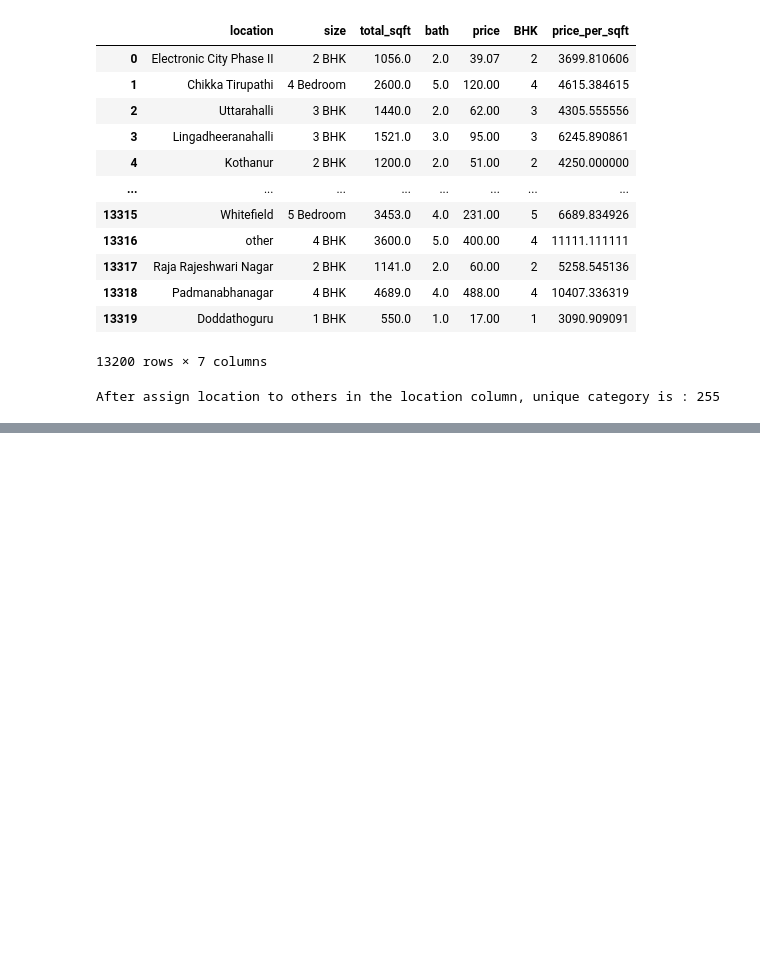
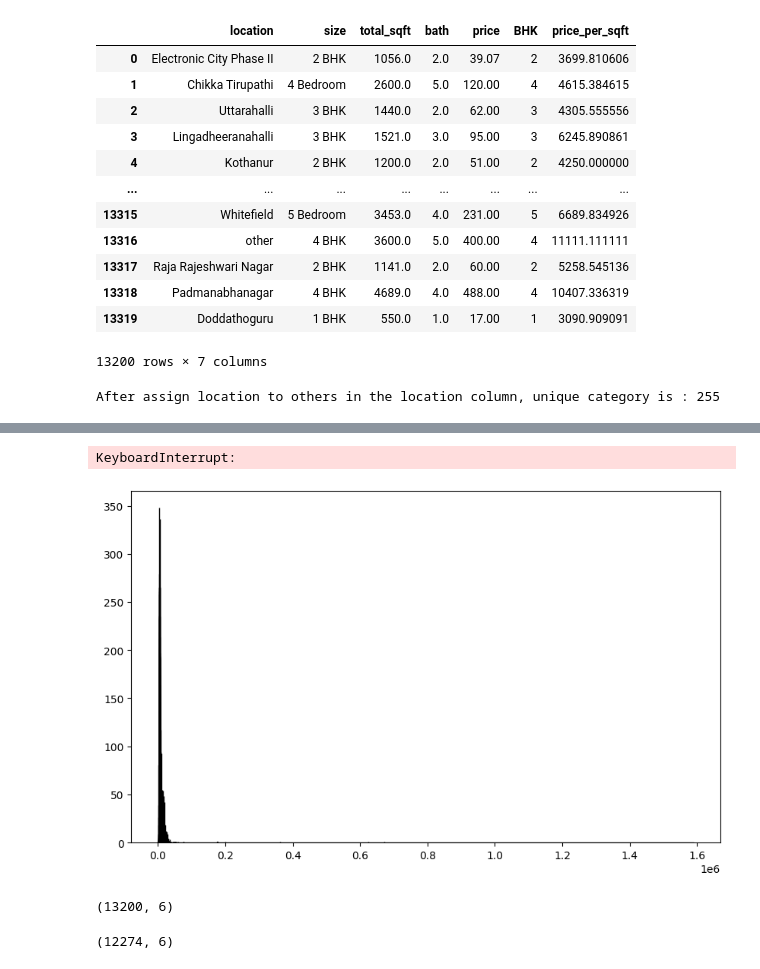
Before and after one commit to sibrikhanr98/ML_Project, a Jupyter notebook: 04.Real_Estate_Price_Prediction/code_file.ipynb, the cells around one changed output, grey strips where cells are left out. Cells and saved outputs as stored; diff of their text form; code cells hidden in the pictures; blank space fills up the shorter version.

Commit message:
Outlier Detuction and feature selection has been done

```diff
--- a/04.Real_Estate_Price_Prediction/code_file.ipynb
+++ b/04.Real_Estate_Price_Prediction/code_file.ipynb
@@ -271,0 +329,2 @@ After assign location to others in the location column, unique category is : 255
+# %%
+df3.drop('size',axis=1,inplace=True)
@@ -271,0 +345,20 @@ After assign location to others in the location column, unique category is : 255
+# %%
+## Visualize the Outlier
+
+import seaborn as sns
+plt.figure(figsize=(10,6))
+sns.histplot(df3)
+# %% [output]
+KeyboardInterrupt:
+[figure, added]
+# %%
+df3.shape
+# %% [output]
+(13200, 6)
+# %%
+## Remove the rows which has the total_sqft for one BHK is lessthan 300(a threshold)
+
+df4 = df3[df3['total_sqft']/df3['BHK'] > 300]
+df4.shape
+# %% [output]
+(12274, 6)
```
Also changed, not shown: parts of 32 cells of this notebook.
